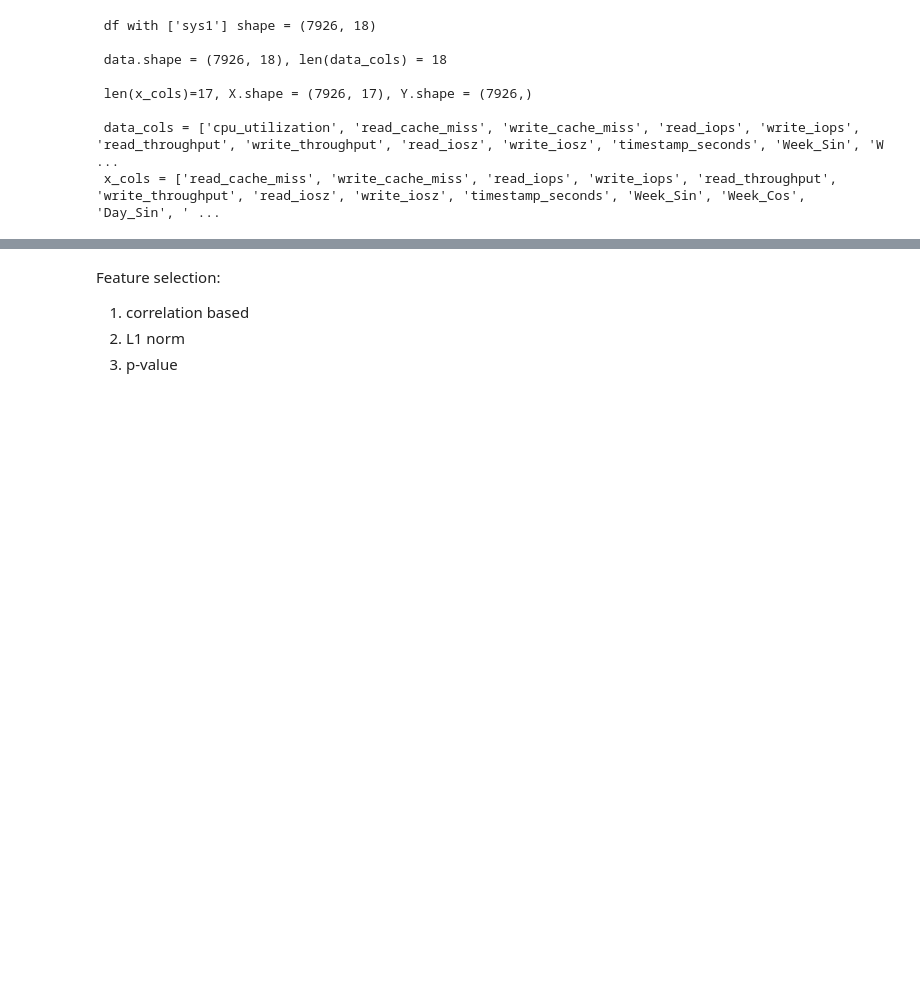
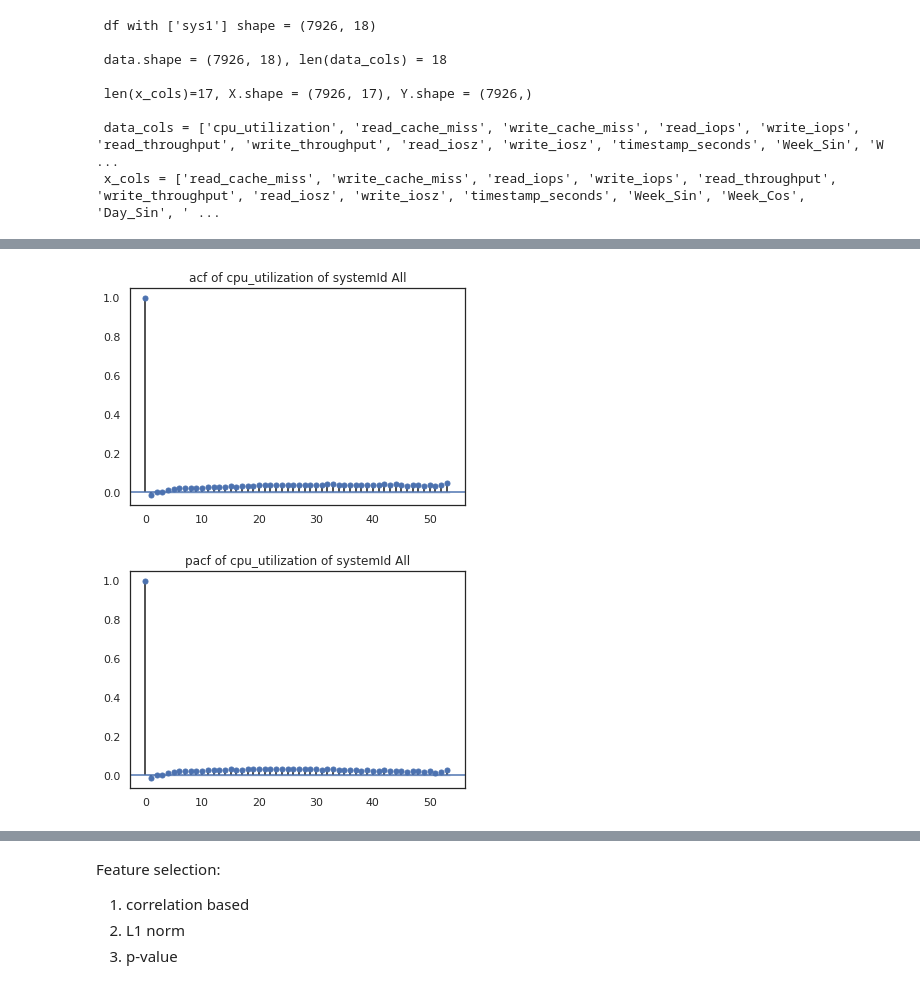
Before and after one commit to FrankGangWang/AppliedML_Python_Coursera, a Jupyter notebook: Final_Interview_for_DataScience_2.ipynb, the cells around one changed output, grey strips where cells are left out. Saved outputs shown, nothing was run; the diff lists cells and outputs as text; code cells hidden in the pictures; blank space fills up the shorter version.

```diff
--- a/Final_Interview_for_DataScience_2.ipynb
+++ b/Final_Interview_for_DataScience_2.ipynb
@@ -456,0 +593,5 @@ print(f' data_cols = {data_cols}, \n x_cols = {x_cols}\n' )
+# %%
+plot_acf_mine(df, ['All'], target_col)
+# %% [output]
+[figure, added]
+[figure, added]
```
Also changed, not shown: parts of 132 cells of this notebook.
